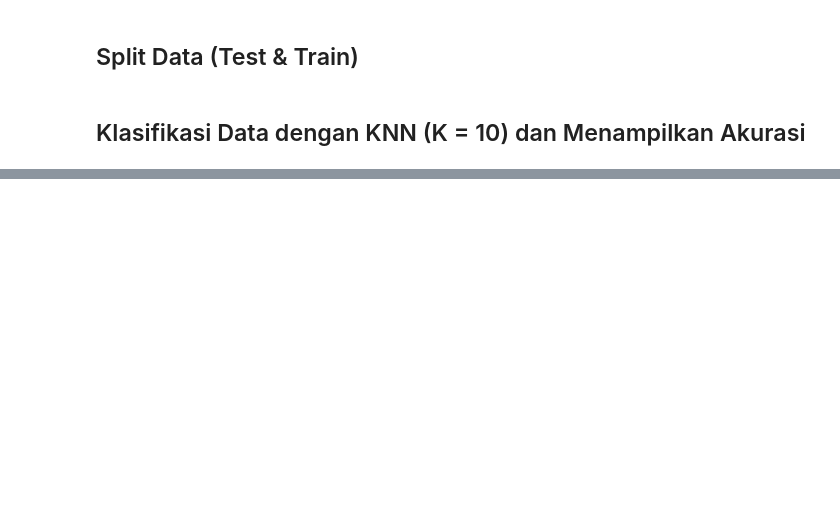
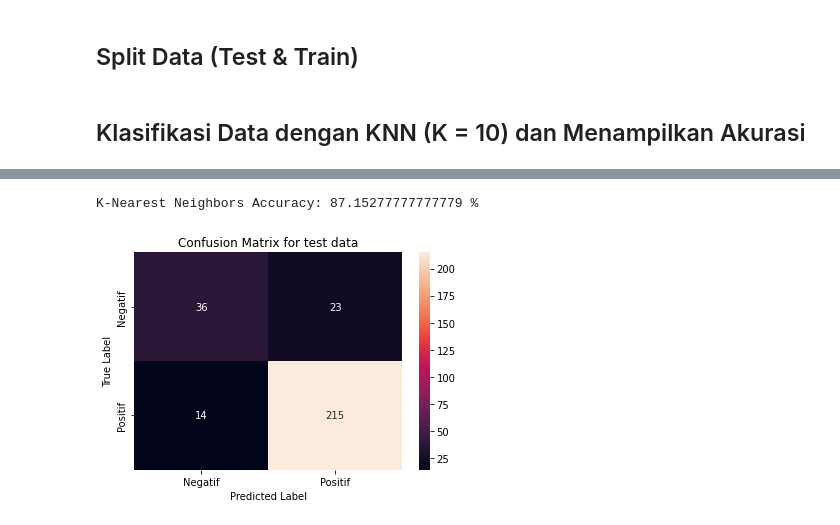
Before and after one commit to ANZ007/Twitter-Data-Analisis, a Jupyter notebook: KNN-Analisis.ipynb, the cells around one changed output, grey strips where cells are left out. Drawn from its saved outputs; the diff is of its cells as text; code cells hidden in the pictures; blank space fills up the shorter version.

```diff
--- a/KNN-Analisis.ipynb
+++ b/KNN-Analisis.ipynb
@@ -92,0 +116,17 @@ K-Nearest Neighbors Accuracy: 82.06018518518519 %
+# %%
+text_clf = Pipeline([('vect', CountVectorizer()),
+                     ('tfidf', TfidfTransformer()),
+                     ('clf', KNeighborsClassifier(n_neighbors=10)),
+                     ])
+
+text_clf.fit(train_X_df2, train_Y_df2)
+predicted = text_clf.predict(test_X_df2)
+
+print("K-Nearest Neighbors Accuracy:", accuracy_score(test_Y_df2, predicted)*100, "%")
+print("K-Nearest Neighbors Precision:", precision_score(test_Y_df2, predicted, average="binary", pos_label="Positif")*100, "%")
+print("K-Nearest Neighbors Recall:", recall_score(test_Y_df2, predicted, average="binary", pos_label="Positif")*100, "%")
+print("K-Nearest Neighbors f1_score:", f1_score(test_Y_df2, predicted, average="binary", pos_label="Positif")*100, "%")
+
+print(f'Confusion Matrix:\n {confusion_matrix(test_Y_df2, predicted)}')
+print('====================================================\n')
+print(classification_report(test_Y_df2, predicted, zero_division=0))
@@ -92,0 +151,14 @@ K-Nearest Neighbors Accuracy: 82.06018518518519 %
+# %%
+print("K-Nearest Neighbors Accuracy:", accuracy_score(test_Y_df2, predicted)*100, "%")
+
+conf_mat = confusion_matrix(test_Y_df2, predicted)
+class_label = ["Negatif","Positif"]
+test =pd.DataFrame(conf_mat, index = class_label, columns = class_label)
+sns.heatmap(test, annot = True, fmt = "d")
+plt.title("Confusion Matrix for test data")
+plt.xlabel("Predicted Label")
+plt.ylabel("True Label")
+plt.show()
+# %% [output]
+K-Nearest Neighbors Accuracy: 87.15277777777779 %
+[figure, added]
```
Also changed, not shown: parts of 9 cells of this notebook, 5 other files.
